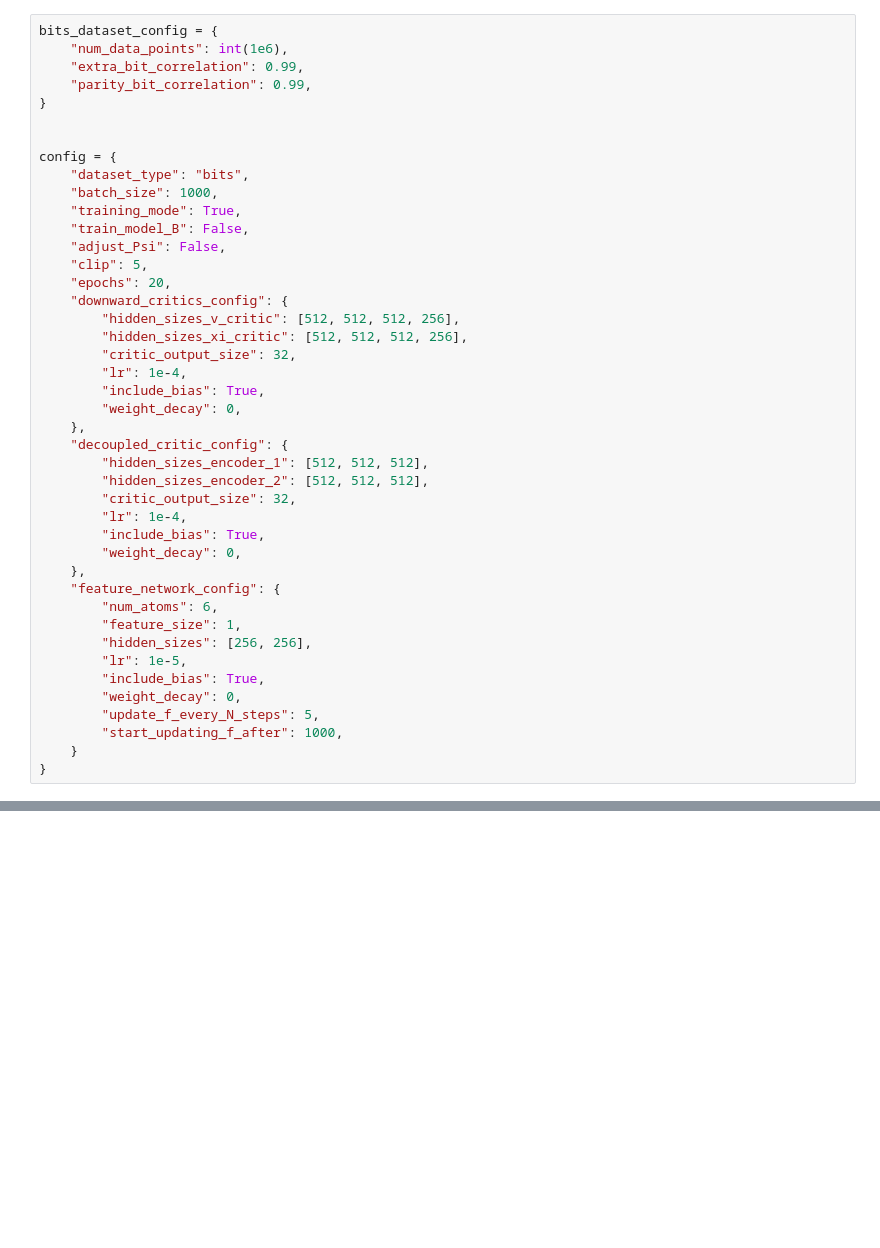
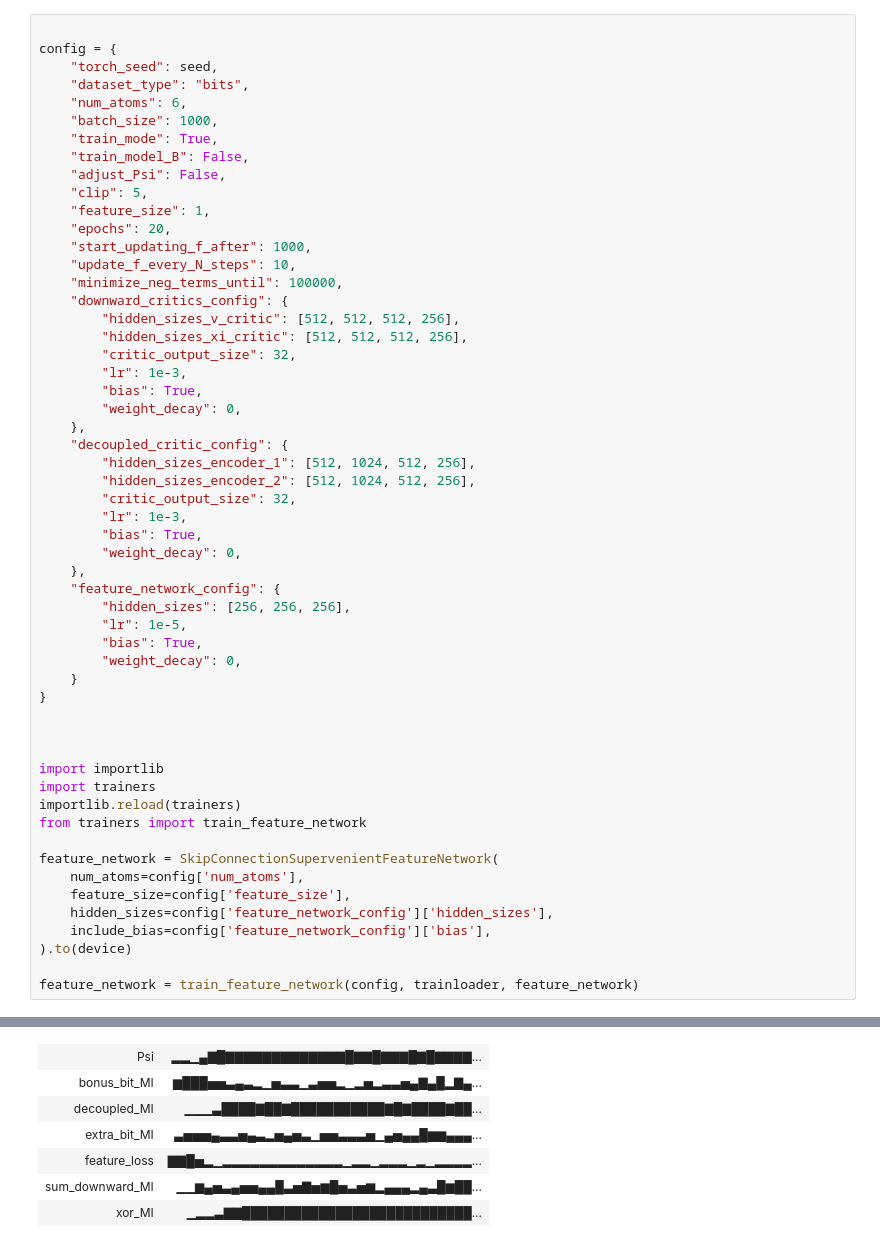
Before and after one commit to David-McSharry/info-theory-experiments, a Jupyter notebook: testing.ipynb, the cells around one changed output, grey strips where cells are left out. Saved outputs shown, nothing was run; the diff lists cells and outputs as text; blank space fills up the shorter version.

```diff
--- a/testing.ipynb
+++ b/testing.ipynb
@@ -45,43 +45,56 @@ config = {
 # %%
-bits_dataset_config = {
-    "num_data_points": int(1e6),
-    "extra_bit_correlation": 0.99,
-    "parity_bit_correlation": 0.99,
-}
-
 
 config = {
+    "torch_seed": seed,
     "dataset_type": "bits",
+    "num_atoms": 6,
     "batch_size": 1000,
-    "training_mode": True,
+    "train_mode": True,
     "train_model_B": False,
     "adjust_Psi": False,
     "clip": 5,
+    "feature_size": 1,
     "epochs": 20,
+    "start_updating_f_after": 1000,
+    "update_f_every_N_steps": 10,
+    "minimize_neg_terms_until": 100000,
     "downward_critics_config": {
         "hidden_sizes_v_critic": [512, 512, 512, 256],
         "hidden_sizes_xi_critic": [512, 512, 512, 256],
         "critic_output_size": 32,
-        "lr": 1e-4,
-        "include_bias": True,
+        "lr": 1e-3,
+        "bias": True,
         "weight_decay": 0,
     },
     "decoupled_critic_config": {
-        "hidden_sizes_encoder_1": [512, 512, 512],
-        "hidden_sizes_encoder_2": [512, 512, 512],
+        "hidden_sizes_encoder_1": [512, 1024, 512, 256],
+        "hidden_sizes_encoder_2": [512, 1024, 512, 256],
         "critic_output_size": 32,
-        "lr": 1e-4,
-        "include_bias": True,
+        "lr": 1e-3,
+        "bias": True,
         "weight_decay": 0,
     },
     "feature_network_config": {
-        "num_atoms": 6,
-        "feature_size": 1,
-        "hidden_sizes": [256, 256],
+        "hidden_sizes": [256, 256, 256],
         "lr": 1e-5,
-        "include_bias": True,
+        "bias": True,
         "weight_decay": 0,
-        "update_f_every_N_steps": 5,
-        "start_updating_f_after": 1000,
     }
 }
+
+
+
+import importlib
+import trainers
+importlib.reload(trainers)
+from trainers import train_feature_network
+
+feature_network = SkipConnectionSupervenientFeatureNetwork(
+    num_atoms=config['num_atoms'],
+    feature_size=config['feature_size'],
+    hidden_sizes=config['feature_network_config']['hidden_sizes'],
+    include_bias=config['feature_network_config']['bias'],
+).to(device)
+
+feature_network = train_feature_network(config, trainloader, feature_network)
+# %% [output]
@@ -87,0 +103,7 @@ config = {
+| Psi | ▂▂▁▄▇█▇▇▇▇▇▇▇▇▇▇▇▇▇█▇▇█▇▇▇█▇█▇▇▇▇... |
+| bonus_bit_MI | ▆███▅▅▃▄▃▂▁▅▃▃▁▃▅▅▂▁▂▅▂▃▃▅▄▇▄█▂▇▄... |
+| decoupled_MI | ▁▁▁▃████▇██▇███████████▇█▇████▇██... |
+| extra_bit_MI | ▃▅▅▅▄▃▃▅▄▃▂▅▄▅▃▁▅▅▃▃▃▅▁▄▅▄▄█▆▆▄▄▄... |
+| feature_loss | ▇▇█▅▂▁▂▂▂▂▂▂▂▂▂▂▂▂▂▁▂▂▁▂▂▂▁▂▁▂▂▂▂... |
+| sum_downward_MI | ▁▁▆▄▅▃▄▅▅▄▄█▃▅▇▅▆█▅▃▅▆▂▄▄▄▂▄▃█▆██... |
+| xor_MI | ▁▂▂▃▇▇███████████████████████████... |
```
Also changed, not shown: parts of 10 cells of this notebook, 5 other files.
